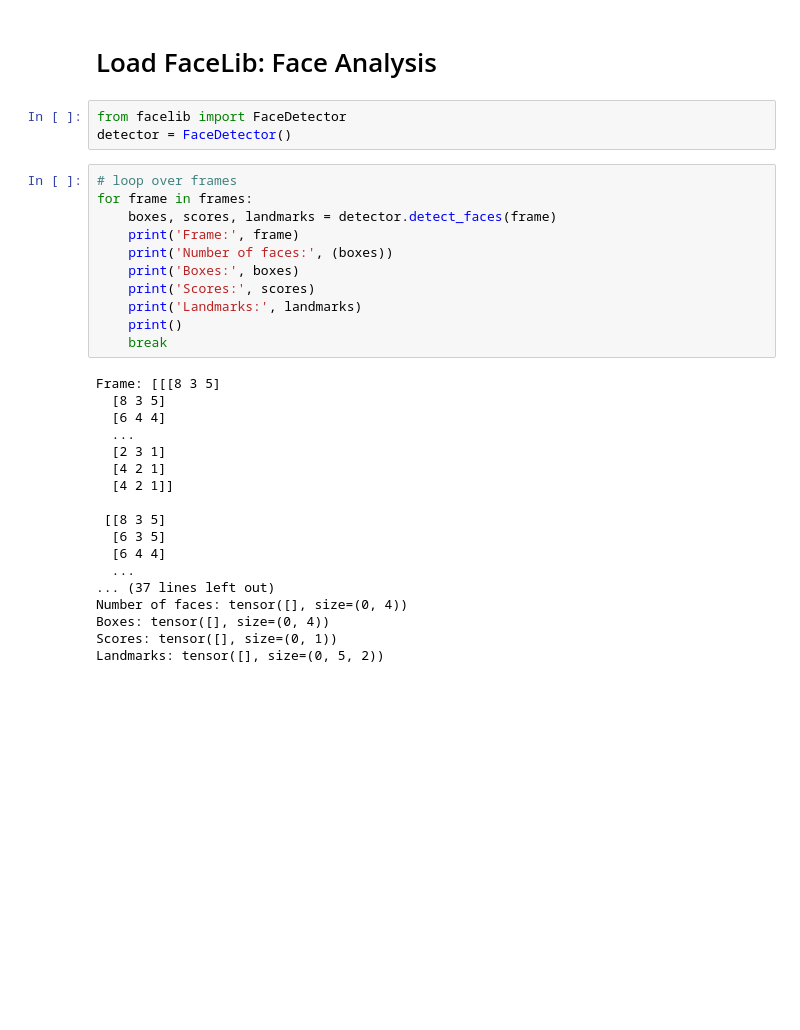
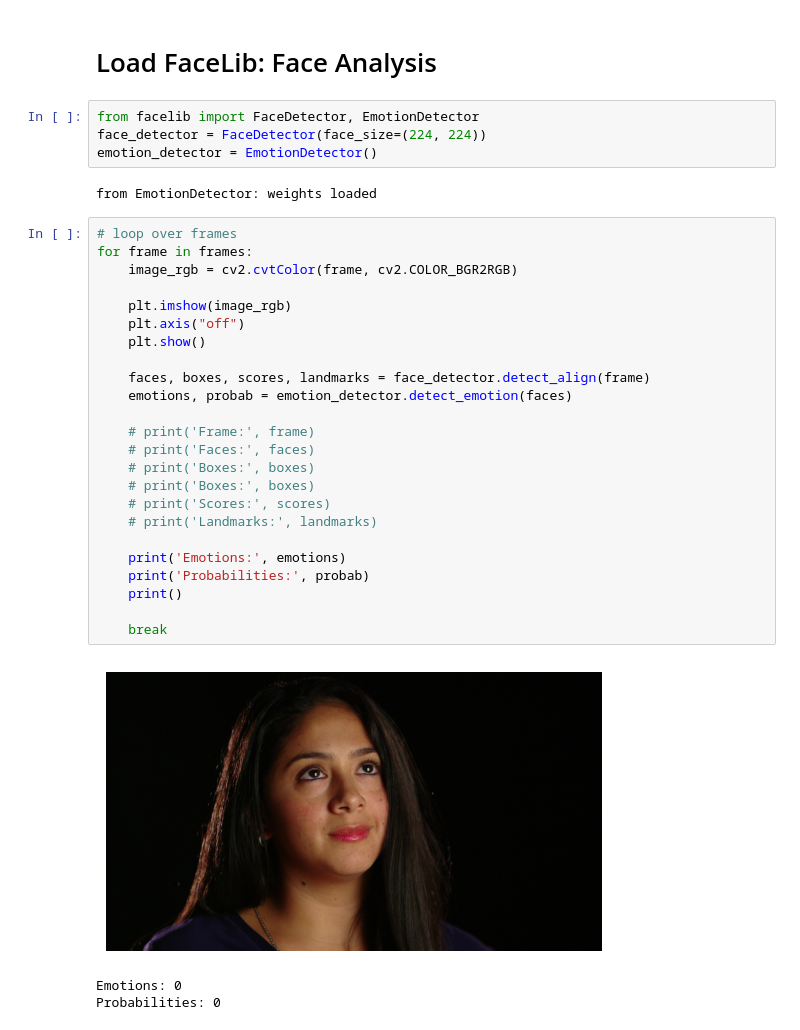
Before and after one commit to haotsai101/Data-Mining-Spring-2025-Project, a Jupyter notebook: main.ipynb, the cells around one changed output. Saved outputs shown, nothing was run; the diff lists cells and outputs as text; blank space fills up the shorter version.

```diff
--- a/main.ipynb
+++ b/main.ipynb
@@ -22,34 +25,36 @@ frames = [cv2.imread('data/frames/'+frame_name, cv2.IMREAD_COLOR) for frame_name
 # %% [markdown]
 # Load FaceLib: Face Analysis
 # %%
-from facelib import FaceDetector
-detector = FaceDetector()
+from facelib import FaceDetector, EmotionDetector
+face_detector = FaceDetector(face_size=(224, 224))
+emotion_detector = EmotionDetector()
+# %% [output]
+from EmotionDetector: weights loaded
 # %%
 # loop over frames
 for frame in frames:
-    boxes, scores, landmarks = detector.detect_faces(frame)
-    print('Frame:', frame)
-    print('Number of faces:', (boxes))
-    print('Boxes:', boxes)
-    print('Scores:', scores)
-    print('Landmarks:', landmarks)
+    image_rgb = cv2.cvtColor(frame, cv2.COLOR_BGR2RGB)
+
+    plt.imshow(image_rgb)
+    plt.axis("off")
+    plt.show()
+
+    faces, boxes, scores, landmarks = face_detector.detect_align(frame)
+    emotions, probab = emotion_detector.detect_emotion(faces)
+
+    # print('Frame:', frame)
+    # print('Faces:', faces)
+    # print('Boxes:', boxes)
+    # print('Boxes:', boxes)
+    # print('Scores:', scores)
+    # print('Landmarks:', landmarks)
+
+    print('Emotions:', emotions)
+    print('Probabilities:', probab)
     print()
+
     break
 # %% [output]
+[figure, added]
-Frame: [[[8 3 5]
-  [8 3 5]
-  [6 4 4]
-  ...
-  [2 3 1]
-  [4 2 1]
-  [4 2 1]]
-
- [[8 3 5]
-  [6 3 5]
-  [6 4 4]
-  ...
-... (37 lines left out)
-Number of faces: tensor([], size=(0, 4))
-Boxes: tensor([], size=(0, 4))
-Scores: tensor([], size=(0, 1))
-Landmarks: tensor([], size=(0, 5, 2))
+Emotions: 0
+Probabilities: 0
```
Also changed, not shown: parts of 2 cells of this notebook, 1 other file.
